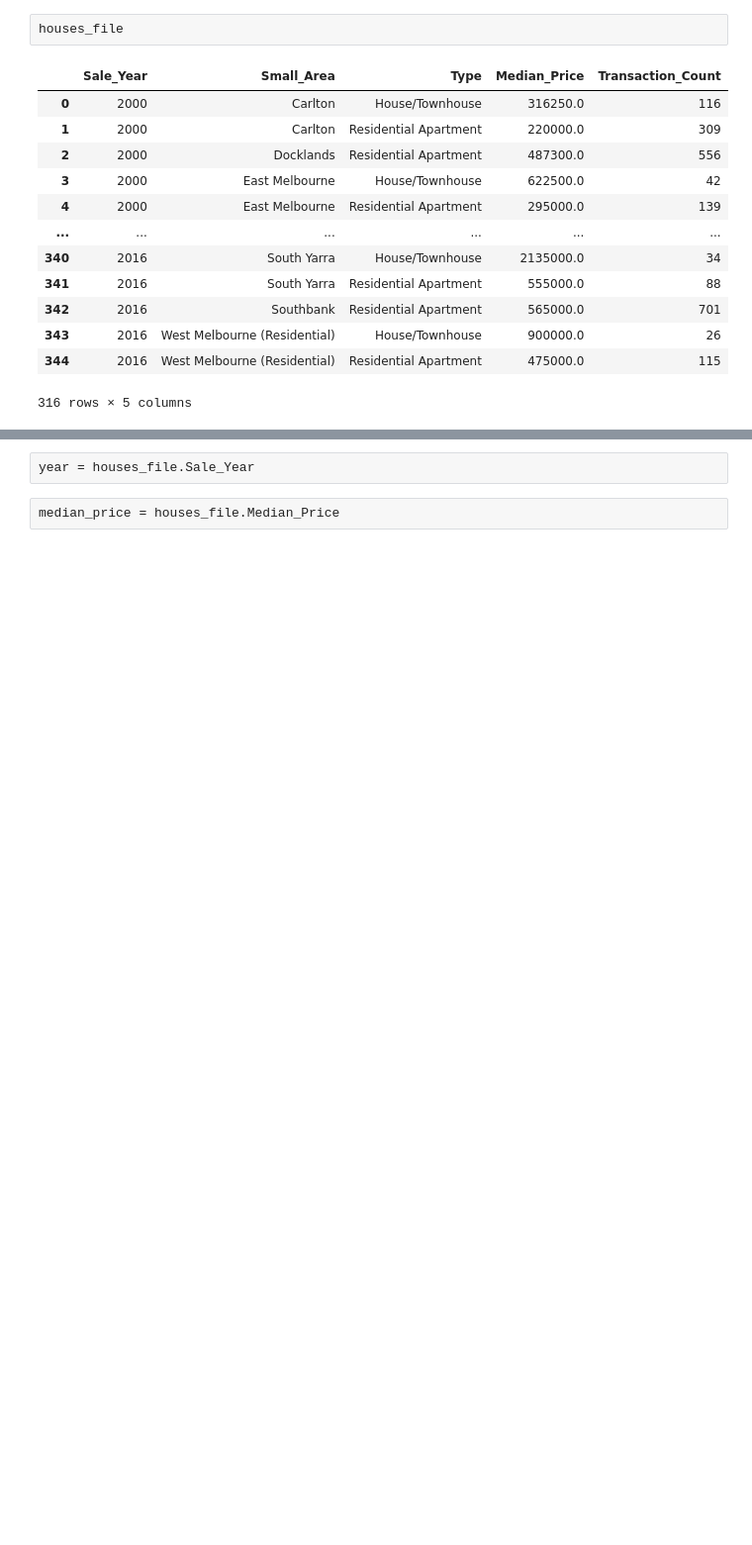
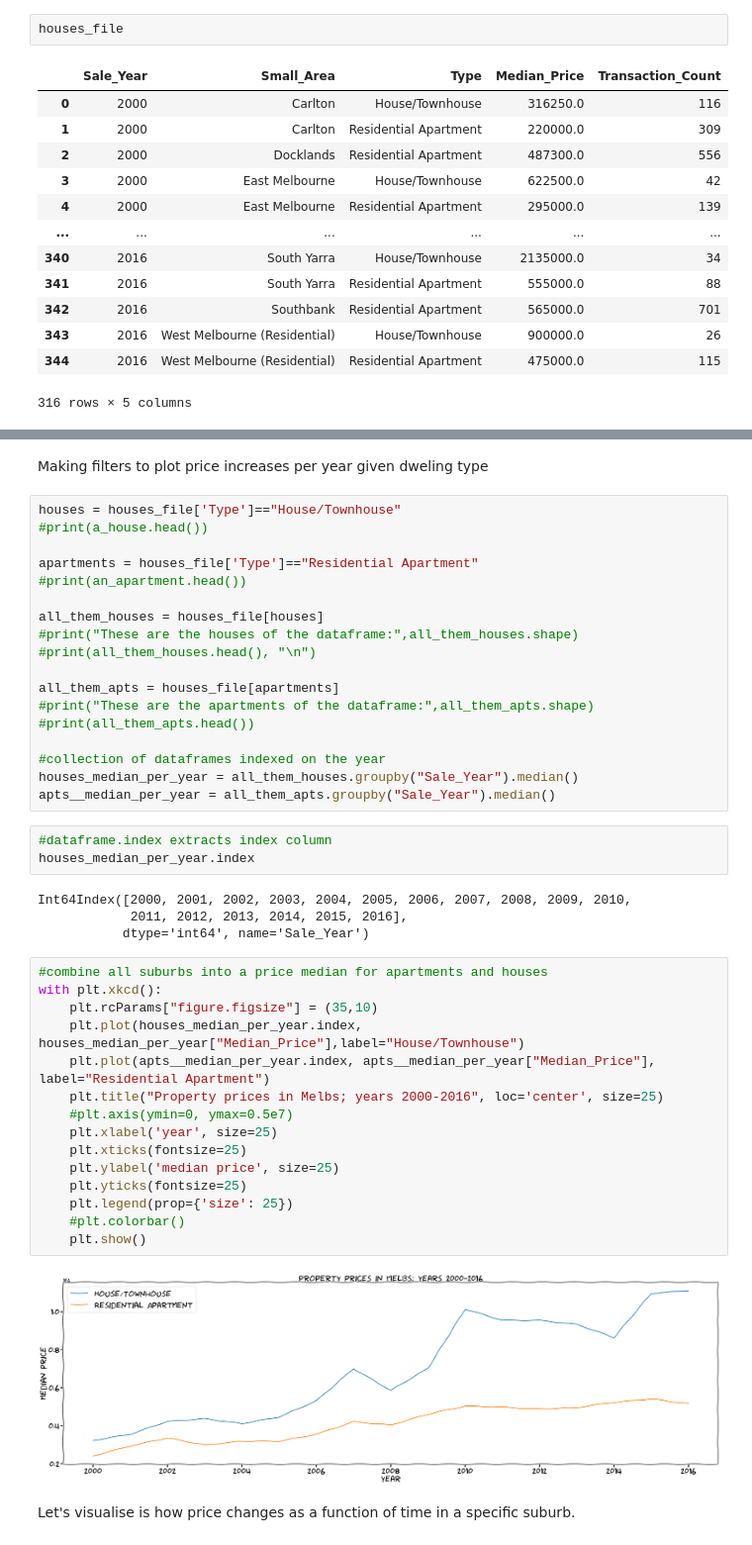
Before and after one commit to anabanami/houses, a Jupyter notebook: house_prices.ipynb, the cells around one changed output, grey strips where cells are left out. Shown at 99% size. Saved outputs shown, nothing was run; the diff lists cells and outputs as text; blank space fills up the shorter version.

Commit message:
Produced an actually useful plot, victory!

```diff
--- a/house_prices.ipynb
+++ b/house_prices.ipynb
@@ -26,4 +27,46 @@ area = houses_file.Small_Area
-# %%
-year = houses_file.Sale_Year
-# %%
-median_price = houses_file.Median_Price
+# %% [markdown]
+Making filters to plot price increases per year given dweling type
+# %%
+houses = houses_file['Type']=="House/Townhouse"
+#print(a_house.head())
+
+apartments = houses_file['Type']=="Residential Apartment"
+#print(an_apartment.head())
+
+all_them_houses = houses_file[houses]
+#print("These are the houses of the dataframe:",all_them_houses.shape)
+#print(all_them_houses.head(), "\n")
+
+all_them_apts = houses_file[apartments]
+#print("These are the apartments of the dataframe:",all_them_apts.shape)
+#print(all_them_apts.head())
+
+#collection of dataframes indexed on the year
+houses_median_per_year = all_them_houses.groupby("Sale_Year").median()
+apts__median_per_year = all_them_apts.groupby("Sale_Year").median()
+# %%
+#dataframe.index extracts index column
+houses_median_per_year.index
+# %% [output]
+Int64Index([2000, 2001, 2002, 2003, 2004, 2005, 2006, 2007, 2008, 2009, 2010,
+            2011, 2012, 2013, 2014, 2015, 2016],
+           dtype='int64', name='Sale_Year')
+# %%
+#combine all suburbs into a price median for apartments and houses
+with plt.xkcd():
+    plt.rcParams["figure.figsize"] = (35,10)
+    plt.plot(houses_median_per_year.index, houses_median_per_year["Median_Price"],label="House/Townhouse")
+    plt.plot(apts__median_per_year.index, apts__median_per_year["Median_Price"], label="Residential Apartment")
+    plt.title("Property prices in Melbs; years 2000-2016", loc='center', size=25)
+    #plt.axis(ymin=0, ymax=0.5e7)
+    plt.xlabel('year', size=25)
+    plt.xticks(fontsize=25)
+    plt.ylabel('median price', size=25)
+    plt.yticks(fontsize=25)
+    plt.legend(prop={'size': 25})
+    #plt.colorbar()
+    plt.show()
+# %% [output]
+[figure, added]
+# %% [markdown]
+Let's visualise is how price changes as a function of time in a specific suburb.
```
Also changed, not shown: parts of 15 cells of this notebook.
